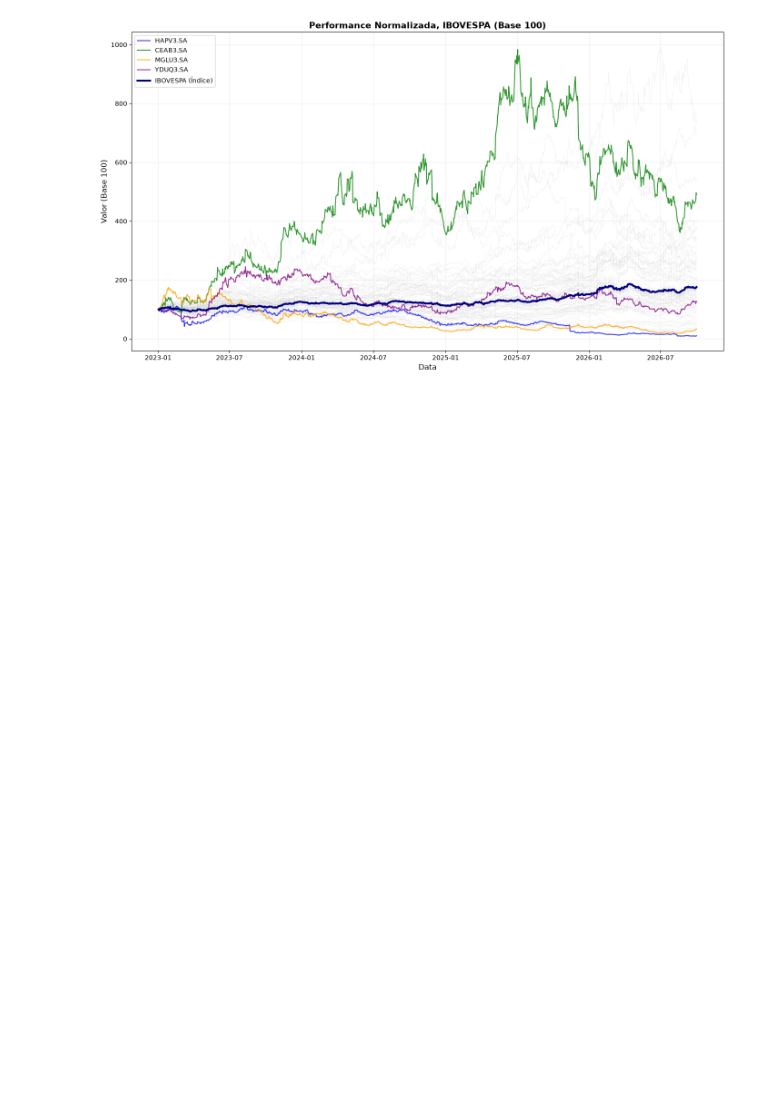
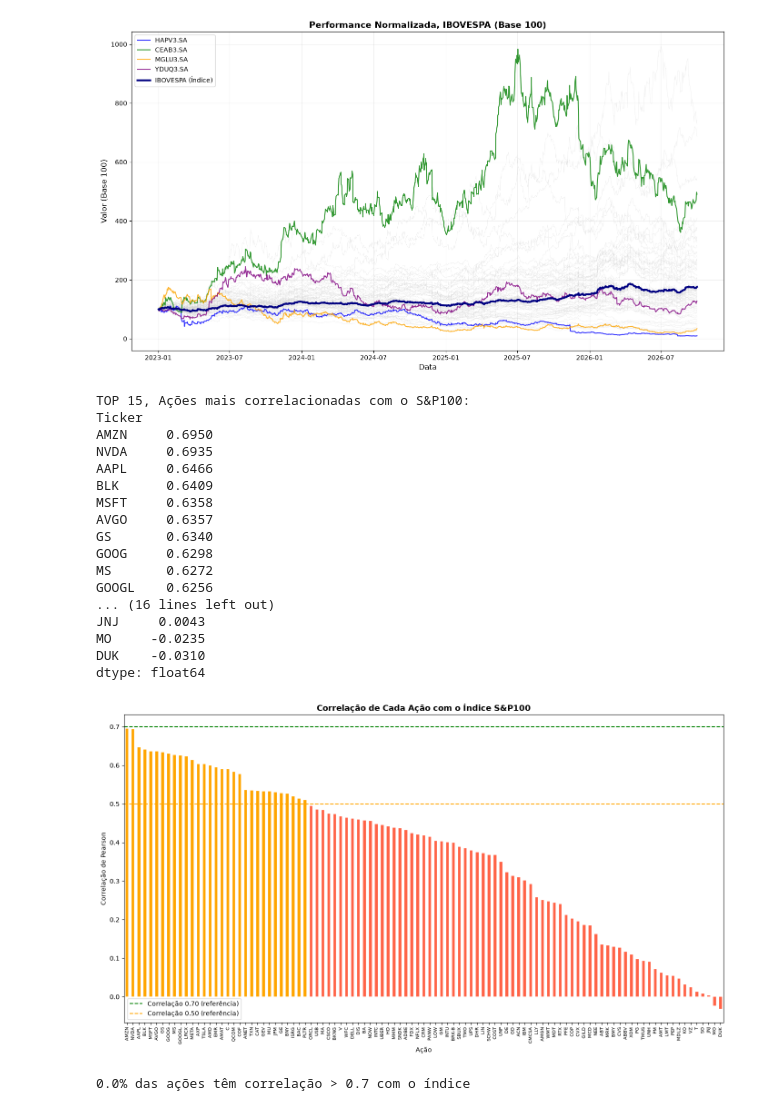
Before and after one commit to LeonardoDias2002/bootcamp_datascience, a Jupyter notebook: entrega_1/Finor_data_cleaning.ipynb, the cells around one changed output. Drawn from its saved outputs; the diff is of its cells as text; code cells hidden in the pictures; blank space fills up the shorter version.

```diff
--- a/entrega_1/Finor_data_cleaning.ipynb
+++ b/entrega_1/Finor_data_cleaning.ipynb
@@ -510,3 +510,59 @@ plt.savefig('performance_normalizada_ibovespa.png', dpi=150)
 plt.show()
 # %% [output]
 [figure]
+# %%
+# ══════════════════════════════════════════════════════
+# Correlação de cada ação com o Índice (S&P100)
+# ══════════════════════════════════════════════════════
+# Alinhar os índices de data primeiro para garantir a comparação correta
+datas_comuns_sp = ret_sp100.index.intersection(ret_idx_sp.index)
+ret_acoes_sp_al = ret_sp100.loc[datas_comuns_sp]
+ret_idx_sp_al = ret_idx_sp.loc[datas_comuns_sp]
+
+# Calcular correlação utilizando .squeeze() para transformar o índice em Series (1D)
+corr_com_idx_sp = ret_acoes_sp_al.corrwith(ret_idx_sp_al.squeeze()).sort_values(ascending=False)
+
+print('TOP 15, Ações mais correlacionadas com o S&P100:')
+print(corr_com_idx_sp.head(15).round(4))
+print('\nBOTTOM 10, Ações menos correlacionadas com o S&P100:')
+print(corr_com_idx_sp.tail(10).round(4))
+
+# Gráfico de correlação com o índice
+plt.figure(figsize=(14,8))
+cores = ['steelblue' if c > 0.7 else ('orange' if c >= 0.5 else 'tomato') for c in corr_com_idx_sp.values]
+
+corr_com_idx_sp.plot(kind='bar', color=cores, edgecolor='white', linewidth=0.3)
+plt.axhline(0.7, color='green', linestyle='--', linewidth=1.5, label='Correlação 0.70 (referência)')
+plt.axhline(0.5, color='orange', linestyle='--', linewidth=1.5, label='Correlação 0.50 (referência)')
+
+plt.title('Correlação de Cada Ação com o Índice S&P100', fontweight='bold', fontsize=13)
+plt.xlabel('Ação')
+plt.ylabel('Correlação de Pearson')
+plt.xticks(rotation=90, fontsize=7)
+plt.legend()
+plt.tight_layout()
+plt.show()
+
+# Calcular a porcentagem de ações com alta correlação
+pct_alta_corr = (corr_com_idx_sp > 0.7).mean() * 100
+print(f'\n{pct_alta_corr:.1f}% das ações têm correlação > 0.7 com o índice')
+# %% [output]
+TOP 15, Ações mais correlacionadas com o S&P100:
+Ticker
+AMZN     0.6950
+NVDA     0.6935
+AAPL     0.6466
+BLK      0.6409
+MSFT     0.6358
+AVGO     0.6357
+GS       0.6340
+GOOG     0.6298
+MS       0.6272
+GOOGL    0.6256
+... (16 lines left out)
+JNJ     0.0043
+MO     -0.0235
+DUK    -0.0310
+dtype: float64
+[figure, added]
+0.0% das ações têm correlação > 0.7 com o índice
```
Also changed, not shown: parts of 4 cells of this notebook.
